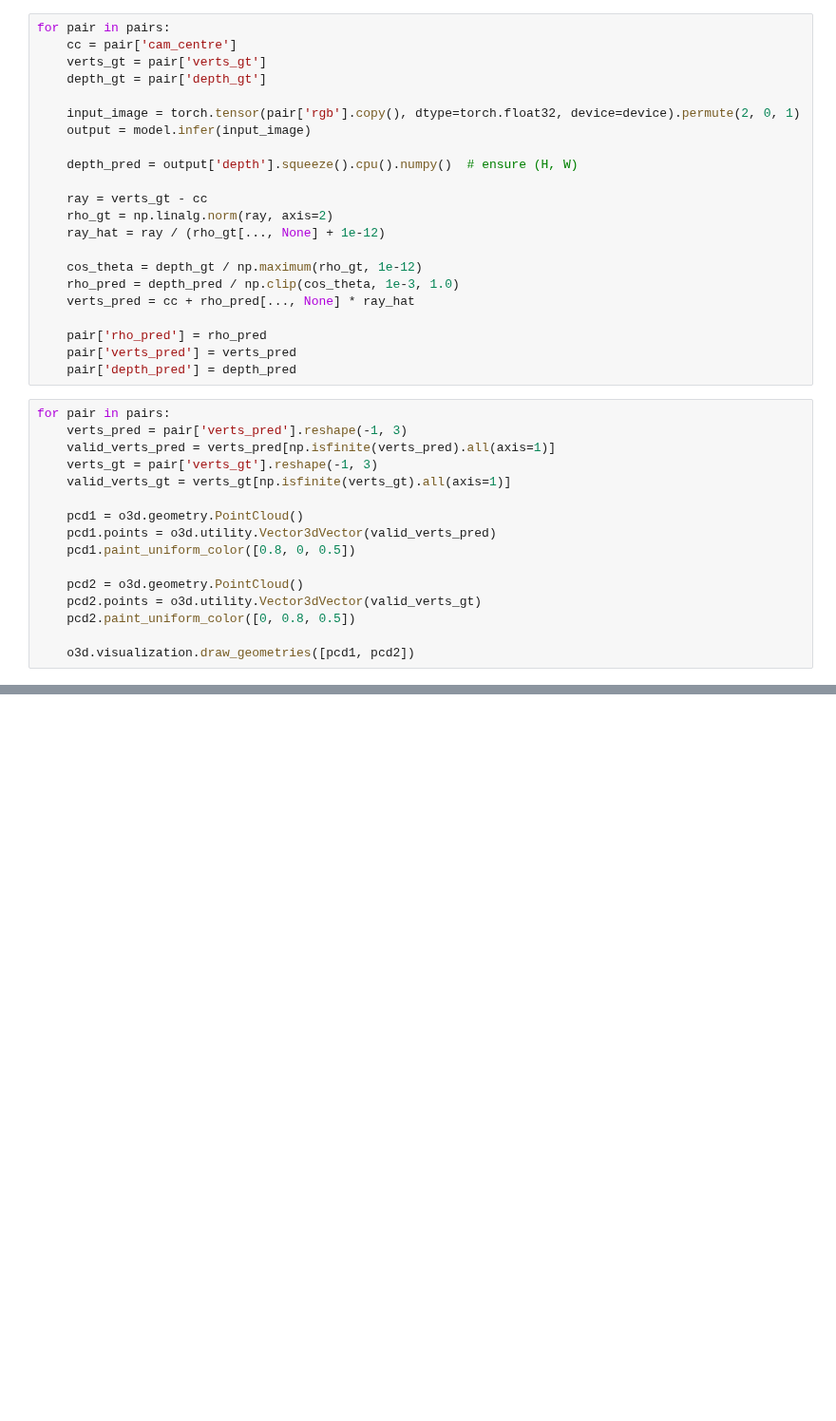
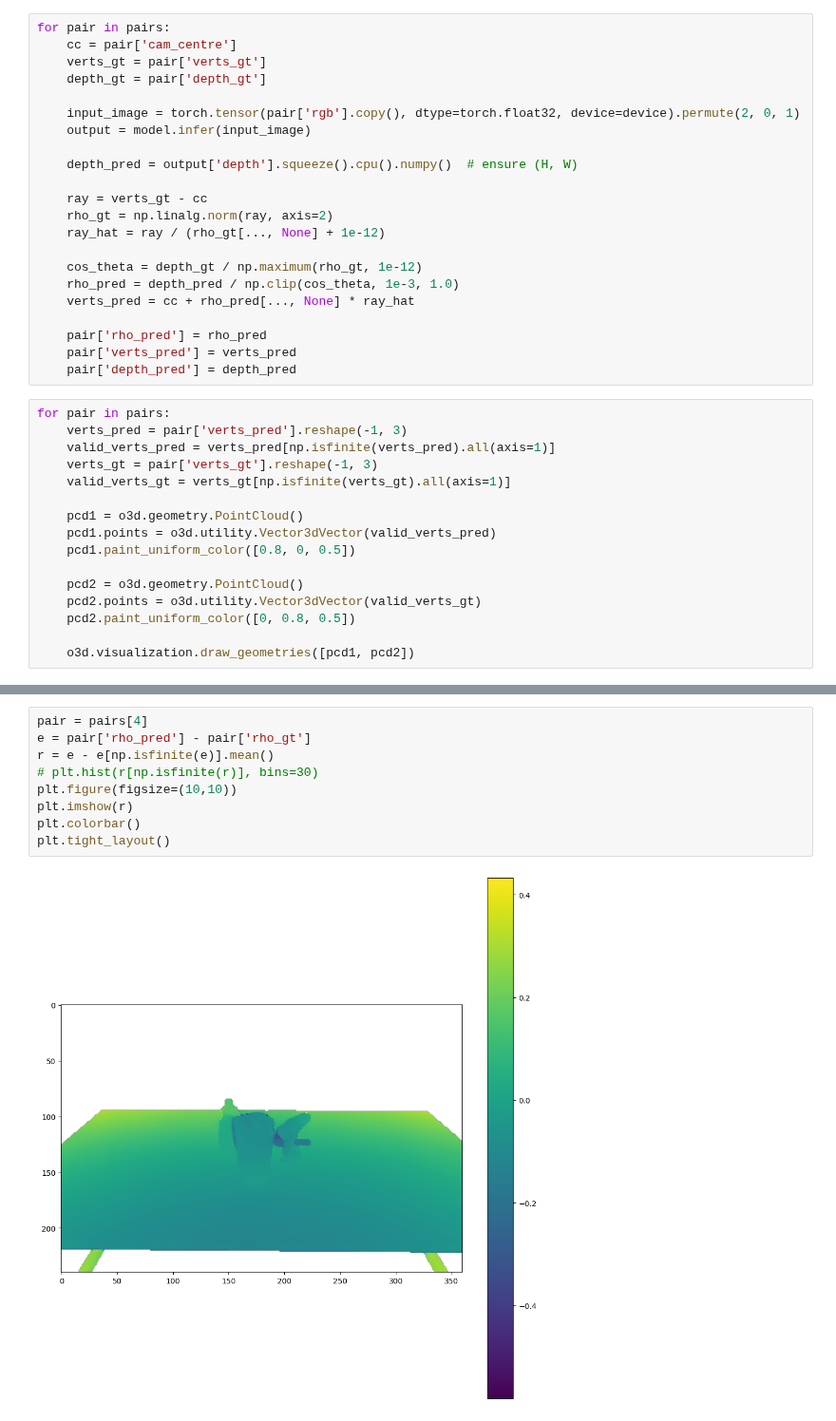
Before and after one commit to 10Electra/MSc-Project, a Jupyter notebook: notebooks/moge_noise_calibration.ipynb, the cells around one changed output, grey strips where cells are left out. Shown at 95% size. Drawn from its saved outputs; the diff is of its cells as text; blank space fills up the shorter version.

```diff
--- a/notebooks/moge_noise_calibration.ipynb
+++ b/notebooks/moge_noise_calibration.ipynb
@@ -201 +201,12 @@ plt.imshow(rgb)
+# %%
+pair = pairs[4]
+e = pair['rho_pred'] - pair['rho_gt']
+r = e - e[np.isfinite(e)].mean()
+# plt.hist(r[np.isfinite(r)], bins=30)
+plt.figure(figsize=(10,10))
+plt.imshow(r)
+plt.colorbar()
+plt.tight_layout()
+# %% [output]
+[figure, added]
 # %%
```
Also changed, not shown: parts of 3 cells of this notebook.
